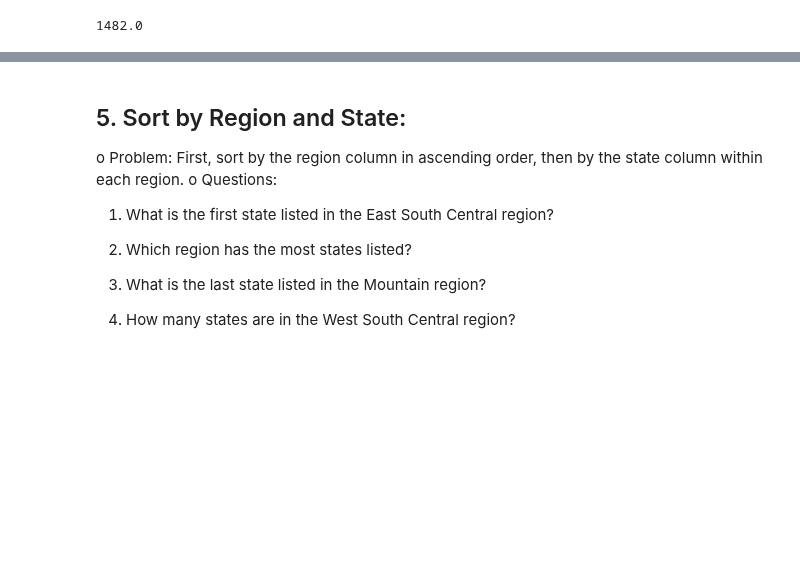
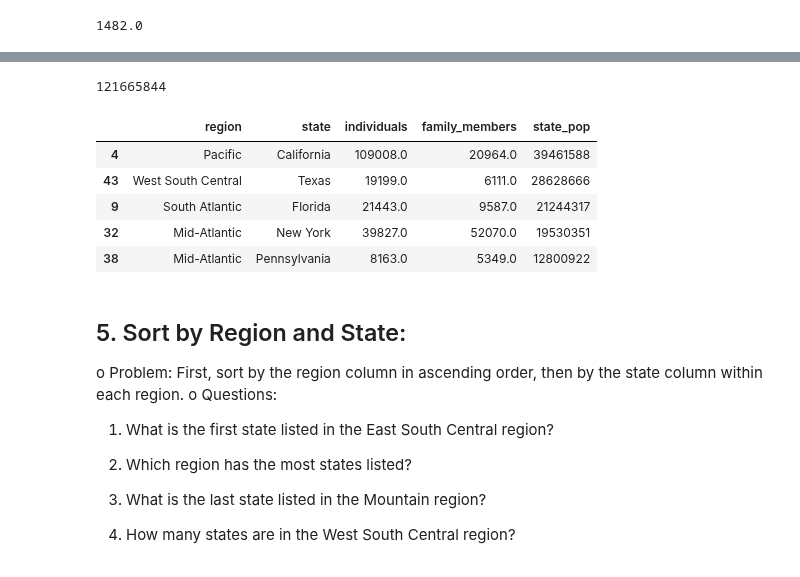
Before and after one commit to S827/python-programs, a Jupyter notebook: EDAPractice/DMWithPandas/CH1_TransformingDataframes/Homelessness_Exercise.ipynb, the cells around one changed output, grey strips where cells are left out. Saved outputs shown, nothing was run; the diff lists cells and outputs as text; code cells hidden in the pictures; blank space fills up the shorter version.

```diff
--- a/EDAPractice/DMWithPandas/CH1_TransformingDataframes/Homelessness_Exercise.ipynb
+++ b/EDAPractice/DMWithPandas/CH1_TransformingDataframes/Homelessness_Exercise.ipynb
@@ -219,3 +266,16 @@ o	Questions:
+# %%
+# 4.	What is the total population of the top five states?
+total_pop = homeless_st_pop_desc['state_pop'].head().sum()
+print(total_pop)
+homeless_st_pop_desc.head(5)
+# %% [output]
+121665844
+|  | region | state | individuals | family_members | state_pop |
+| 4 | Pacific | California | 109008.0 | 20964.0 | 39461588 |
+| 43 | West South Central | Texas | 19199.0 | 6111.0 | 28628666 |
+| 9 | South Atlantic | Florida | 21443.0 | 9587.0 | 21244317 |
+| 32 | Mid-Atlantic | New York | 39827.0 | 52070.0 | 19530351 |
+| 38 | Mid-Atlantic | Pennsylvania | 8163.0 | 5349.0 | 12800922 |
 # %% [markdown]
 ## 5.	Sort by Region and State:
 o	Problem: First, sort by the region column in ascending order, then by the state column within each region.
```
Also changed, not shown: parts of 4 cells of this notebook.
